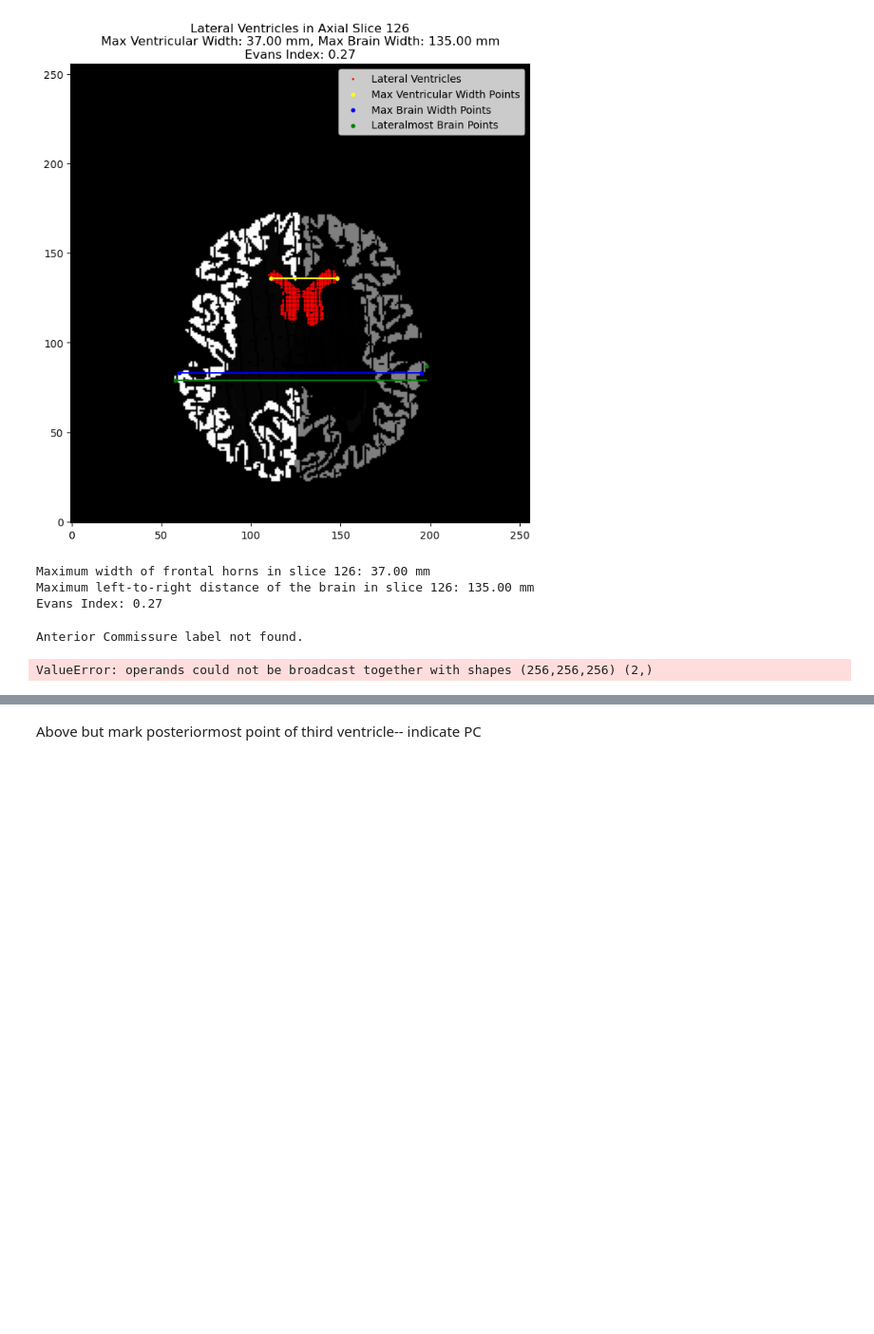
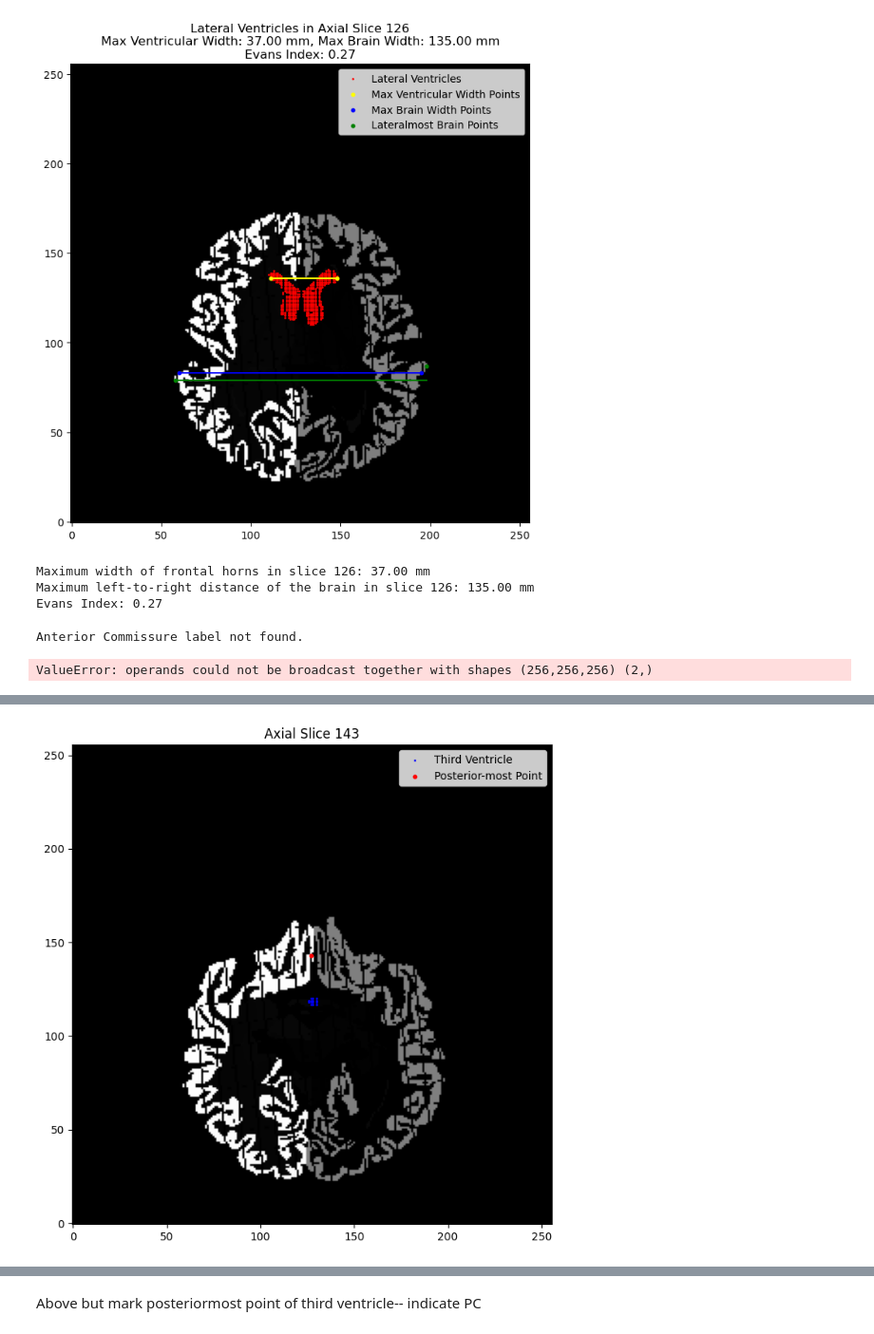
Before and after one commit to sasaigoli05/FastSurfer-Analysis, a Jupyter notebook: fastsurfer-dev.ipynb, the cells around one changed output, grey strips where cells are left out. Shown at 95% size. Saved outputs shown, nothing was run; the diff lists cells and outputs as text; code cells hidden in the pictures; blank space fills up the shorter version.

Commit message:
WIP: talairach transformed evans index, find talairach origin for AC

```diff
--- a/fastsurfer-dev.ipynb
+++ b/fastsurfer-dev.ipynb
@@ -1827,0 +1753,94 @@ Slices containing the anterior commissure or third ventricle: [103, 104, 105, 10
+# %%
+import nibabel as nib
+import numpy as np
+import matplotlib.pyplot as plt
+import os
+
+def load_talairach_transform(transform_path):
+    with open(transform_path, 'r') as file:
+        lines = file.readlines()
+        matrix = np.array([list(map(float, line.split())) for line in lines[5:9]])
+    return matrix
+
+def apply_transform(segmentation_data, transform_matrix):
+    shape = segmentation_data.shape
+    transformed_data = np.zeros_like(segmentation_data)
+    for x in range(shape[0]):
+        for y in range(shape[1]):
+            for z in range(shape[2]):
+                coords = np.array([x, y, z, 1])
+                transformed_coords = np.dot(transform_matrix, coords)
+                transformed_coords = transformed_coords[:3] / transformed_coords[3]
+                transformed_coords = np.round(transformed_coords).astype(int)
+                if np.all(transformed_coords >= 0) and np.all(transformed_coords < shape):
+                    transformed_data[tuple(transformed_coords)] = segmentation_data[x, y, z]
+    return transformed_data
+
+def find_posteriormost_third_ventricle_point(segmentation_data, third_ventricle_label=14):
+    shape = segmentation_data.shape
+    posteriormost_point = None
+
+    for i in range(shape[1]):
+        axial_slice = segmentation_data[:, :, i]
+        third_ventricle_coords = np.argwhere(axial_slice == third_ventricle_label)
+
+        if third_ventricle_coords.size > 0:
+            posterior_point_in_slice = third_ventricle_coords[np.argmax(third_ventricle_coords[:, 1])]
+            if posteriormost_point is None or posterior_point_in_slice[1] > posteriormost_point[1]:
+                posteriormost_point = posterior_point_in_slice
+                posteriormost_point = np.append(posteriormost_point, i)
+
+    return posteriormost_point
+
+def visualize_posteriormost_point(segmentation_data, posteriormost_point, third_ventricle_label=14):
+    slice_idx = int(posteriormost_point[1])
+    axial_slice = segmentation_data[:,slice_idx, :]
+    third_ventricle_coords = np.argwhere(axial_slice == third_ventricle_label)
+
+    plt.figure(figsize=(8, 8))
+    plt.imshow(axial_slice.T, cmap='gray', origin='lower')
+    plt.scatter(third_ventricle_coords[:, 0], third_ventricle_coords[:, 1], c='blue', s=1, label='Third Ventricle')
+    plt.scatter(posteriormost_point[0], posteriormost_point[1], c='red', s=10, label='Posterior-most Point')
+    plt.title(f'Axial Slice {slice_idx}')
+    plt.legend()
+    plt.show()
+
+def visualize_talairach_origin(segmentation_data):
+    origin = [128, 128, 128]  # Talairach space origin in FreeSurfer is typically at (128, 128, 128)
+    axial_slice = segmentation_data[:, origin[1], :]
+
+    plt.figure(figsize=(8, 8))
+    plt.imshow(axial_slice.T, cmap='gray', origin='lower')
+    plt.scatter(origin[0], origin[1], c='red', s=10, label='Talairach Origin (AC)')
+    plt.title(f'Axial Slice {origin[2]} (Talairach Origin)')
+    plt.legend()
+    plt.show()
+
+# Usage
+fastsurferdir = "/Users/suhanasaigoli/Desktop/Projects/SURF/iNPH/FastSurfer-Analysis"
+subject = "OAS_0001-1"
+segmentation_path = os.path.join(fastsurferdir, subject, "mri", "aparc.DKTatlas+aseg.deep.mgz")
+transform_path = os.path.join(fastsurferdir, subject, "mri", "transforms", "talairach.lta")
+
+# Load segmentation data
+seg_img = nib.load(segmentation_path)
+seg_data = seg_img.get_fdata()
+
+# Load Talairach transform
+transform_matrix = load_talairach_transform(transform_path)
+
+# Apply transform to segmentation data
+transformed_data = apply_transform(seg_data, transform_matrix)
+
+# Find the posterior-most point of the third ventricle
+posteriormost_point = find_posteriormost_third_ventricle_point(transformed_data)
+
+if posteriormost_point is not None:
+    print(f"Posterior-most point of the third ventricle: {posteriormost_point}")
+    visualize_posteriormost_point(transformed_data, posteriormost_point)
+else:
+    print("No posterior-most point of the third ventricle found.")
+
+# Visualize the origin of the Talairach space
+visualize_talairach_origin(transformed_data)
+# %% [output]
@@ -1827,0 +1848 @@ Slices containing the anterior commissure or third ventricle: [103, 104, 105, 10
+[figure, added]
```
Also changed, not shown: parts of 3 cells of this notebook.
